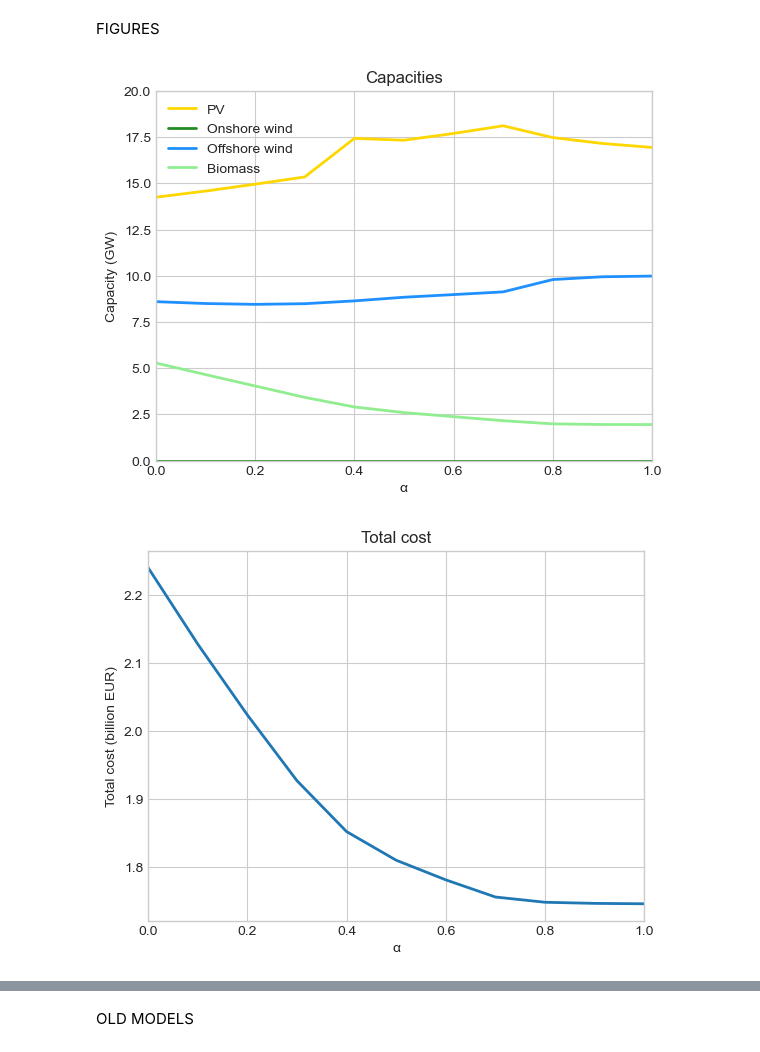
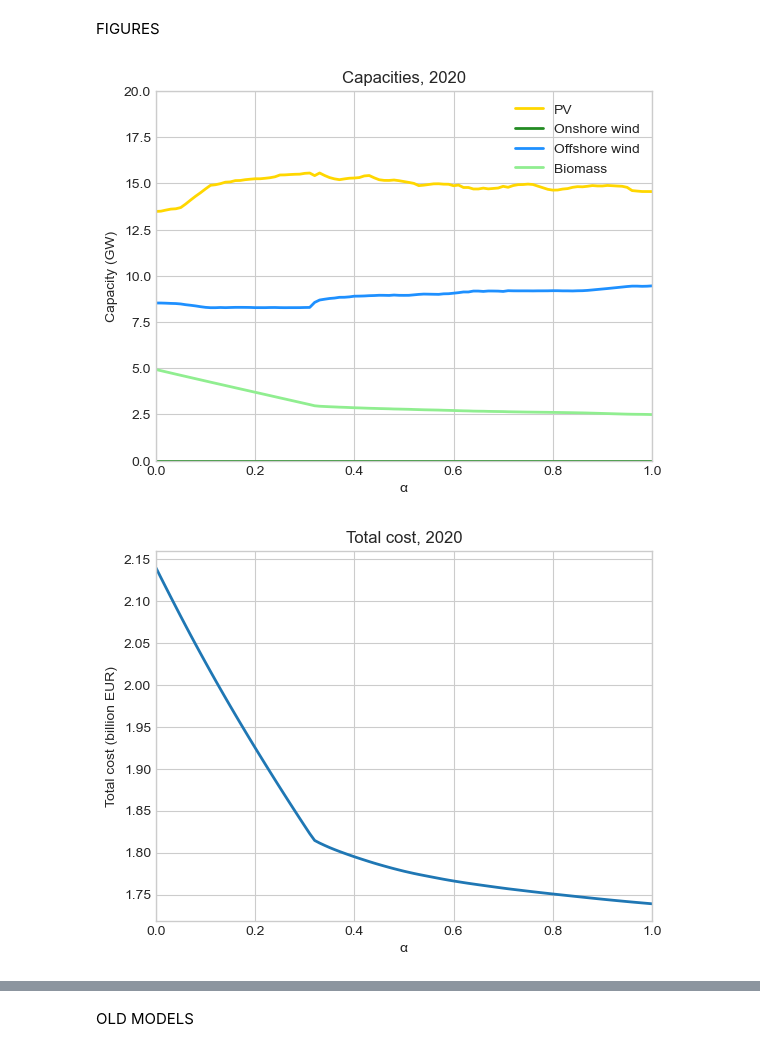
Before and after one commit to Emiknd/test, a Jupyter notebook: Seminar.ipynb, the cells around one changed output, grey strips where cells are left out. Saved outputs shown, nothing was run; the diff lists cells and outputs as text; code cells hidden in the pictures.

```diff
--- a/Seminar.ipynb
+++ b/Seminar.ipynb
@@ -569,7 +569,7 @@ G_bio_opt_array = np.zeros(len(alpha_values))
 for i, alpha in enumerate(alpha_values):
 
     # Load data into a Pandas DataFrame
-    data = pd.read_csv(r'D:\Polit\Seminar (Energy Econ)\dCFdatavd_p.csv')
+    data = pd.read_csv(r'D:\Polit\Seminar (Energy Econ)\dCFdatavd_2020.csv')
 
     # Create a Pyomo model
     model = ConcreteModel()
@@ -731,25 +725,25 @@ FIGURES
 # %%
 # Capacity Plot
 import matplotlib.pyplot as plt
 plt.style.use('seaborn-whitegrid')
 
 #Convert to GW --> plot
 fig, ax = plt.subplots()
 
 ax.plot(results_df['alpha'], results_df['PV']/1000, linewidth=2.0, color='gold', label='PV')
 ax.plot(results_df['alpha'], results_df['ON']/1000, linewidth=2.0, color='forestgreen', label='Onshore wind')
 ax.plot(results_df['alpha'], results_df['OF']/1000, linewidth=2.0, color='dodgerblue', label='Offshore wind')
 ax.plot(results_df['alpha'], results_df['BIO']/1000, linewidth=2.0, color='lightgreen', label='Biomass')
 
 ax.set(xlim=(0, 1), ylim=(0,20), xlabel='\u03B1', ylabel='Capacity (GW)')
 
 ax.legend()
 
-ax.set_title('Capacities')
+ax.set_title('Capacities, 2020')
 
 plt.show()
 # %% [output]
-[figure, old version]
+[figure, new version]
 # %%
 # Cost Plot
 Z_billion = results_df['Z']/1000000000
@@ -761,11 +755,11 @@ ax.plot(alpha_values, Z_billion, linewidth=2.0)
 
 ax.set(xlim=(0, 1), xlabel='\u03B1', ylabel='Total cost (billion EUR)')
 
-ax.set_title('Total cost')
+ax.set_title('Total cost, 2020')
 
 plt.show()
 # %% [output]
-[figure, old version]
+[figure, new version]
 # %%
 # V_dis Plot
 
```
Also changed, not shown: parts of 6 cells of this notebook, 1 other file.
